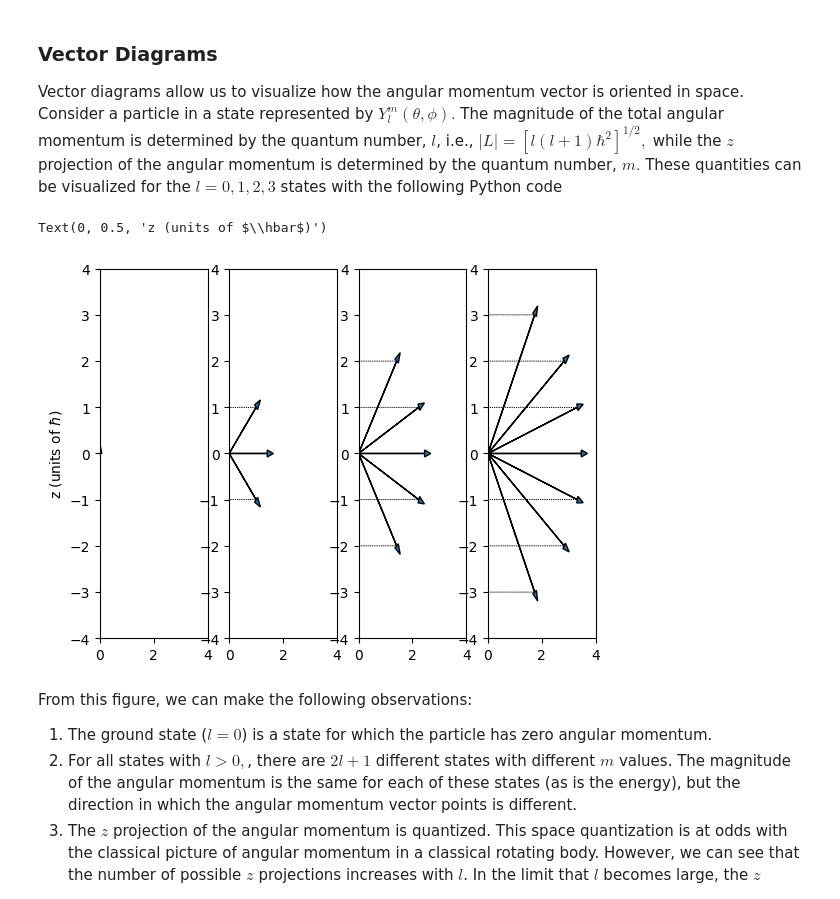
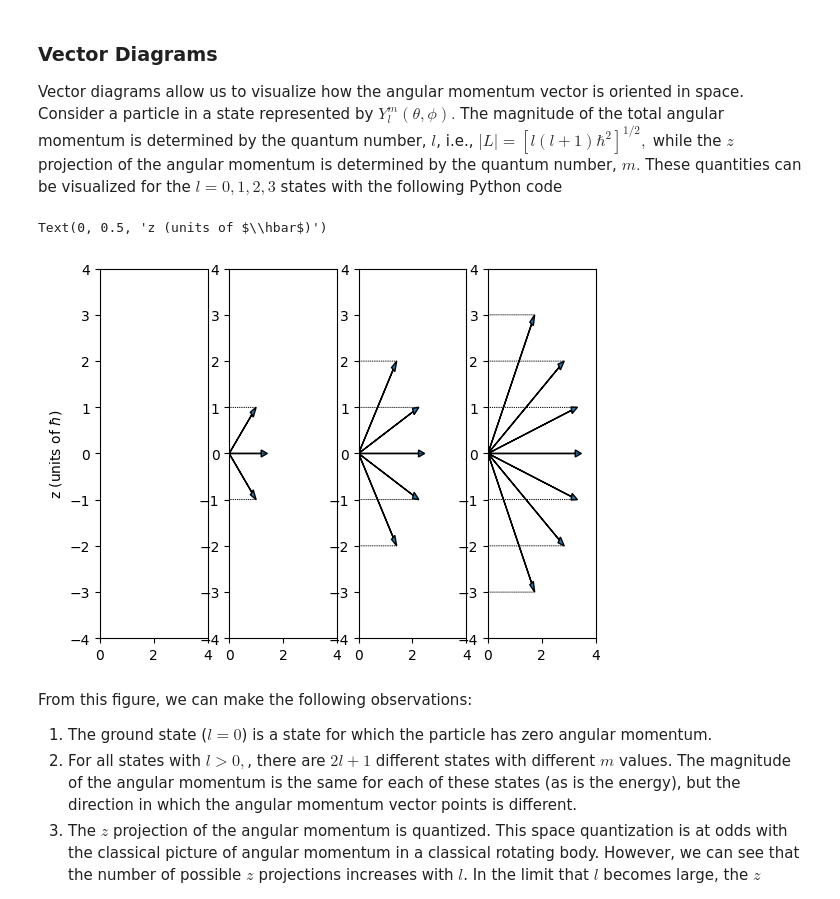
Before and after one commit to deprincelab/deprincelab.github.io, a Jupyter notebook: tutorials/jupyter_notebooks/rotation/rotation.ipynb, the cells around one changed output. Drawn from its saved outputs; the diff is of its cells as text; code cells hidden in the pictures.

```diff
--- a/tutorials/jupyter_notebooks/rotation/rotation.ipynb
+++ b/tutorials/jupyter_notebooks/rotation/rotation.ipynb
@@ -539,31 +539,31 @@ Vector diagrams allow us to visualize how the angular momentum vector is oriente
 # %%
 import numpy as np
 import matplotlib.pyplot as plt
 fig, (ax0, ax1, ax2, ax3) = plt.subplots(1, 4)
 
 ax = []
 ax.append(ax0)
 ax.append(ax1)
 ax.append(ax2)
 ax.append(ax3)
 
 # l = 0, 1, 2, 3
 for l in range (0, 4):
     magnitude = np.sqrt(l * (l + 1))
     # m = -l ... l
     for m in range (-l, l+1):
         dx = np.sqrt(magnitude*magnitude - m*m)
         dy = m
-        ax[l].arrow(0, 0, dx, dy, head_width = 0.15)
+        ax[l].arrow(0, 0, dx, dy, head_width = 0.15, length_includes_head = True)
         ax[l].arrow(0, dy, dx, 0, linestyle = 'dotted', linewidth = 0.5)
 
     ax[l].set_ylim(-4, 4)
     ax[l].set_xlim(0, 4)
 
 ax0.set_ylabel(r'z (units of $\hbar$)')
 # %% [output]
 Text(0, 0.5, 'z (units of $\\hbar$)')
-[figure, old version]
+[figure, new version]
 # %% [markdown]
 From this figure, we can make the following observations:
 1. The ground state ($l=0$) is a state for which the particle has zero angular momentum.
```
Also changed, not shown: parts of 2 cells of this notebook.
